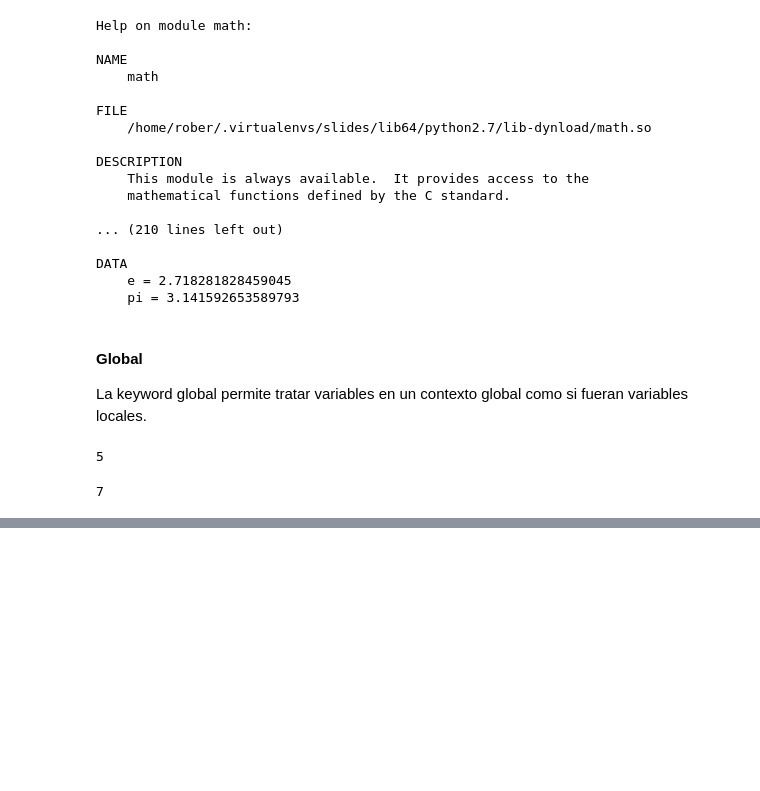
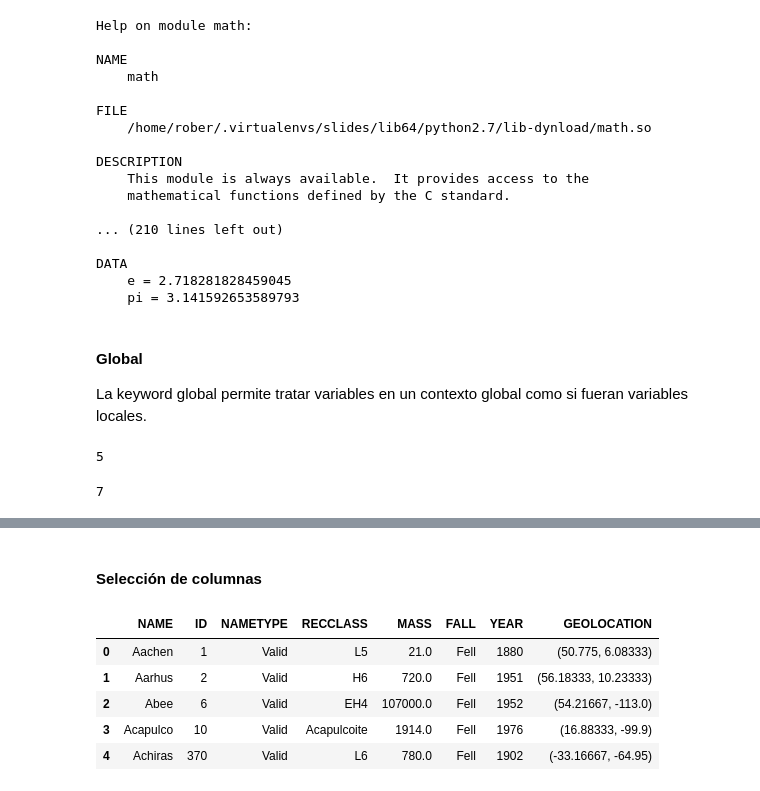
Before and after one commit to RobertoIA/Slides, a Jupyter notebook: Python-Synergic/Slides.ipynb, the cells around one changed output, grey strips where cells are left out. Saved outputs shown, nothing was run; the diff lists cells and outputs as text; code cells hidden in the pictures; blank space fills up the shorter version.

```diff
--- a/Python-Synergic/Slides.ipynb
+++ b/Python-Synergic/Slides.ipynb
@@ -1995,0 +2235,6 @@ print a
+# %%
+import pandas as pd
+
+df = pd.read_csv('Meteorite_Landings.csv', sep=',')
+
+df.head(3)
@@ -1995,0 +2293,12 @@ print a
+# %% [markdown]
+#### Selección de columnas
+# %%
+df = df['NAME ID NAMETYPE RECCLASS MASS FALL YEAR GEOLOCATION'.split()]
+df.head()
+# %% [output]
+|  | NAME | ID | NAMETYPE | RECCLASS | MASS | FALL | YEAR | GEOLOCATION |
+| 0 | Aachen | 1 | Valid | L5 | 21.0 | Fell | 1880 | (50.775, 6.08333) |
+| 1 | Aarhus | 2 | Valid | H6 | 720.0 | Fell | 1951 | (56.18333, 10.23333) |
+| 2 | Abee | 6 | Valid | EH4 | 107000.0 | Fell | 1952 | (54.21667, -113.0) |
+| 3 | Acapulco | 10 | Valid | Acapulcoite | 1914.0 | Fell | 1976 | (16.88333, -99.9) |
+| 4 | Achiras | 370 | Valid | L6 | 780.0 | Fell | 1902 | (-33.16667, -64.95) |
```
Also changed, not shown: parts of 55 cells of this notebook, 5 other files.
